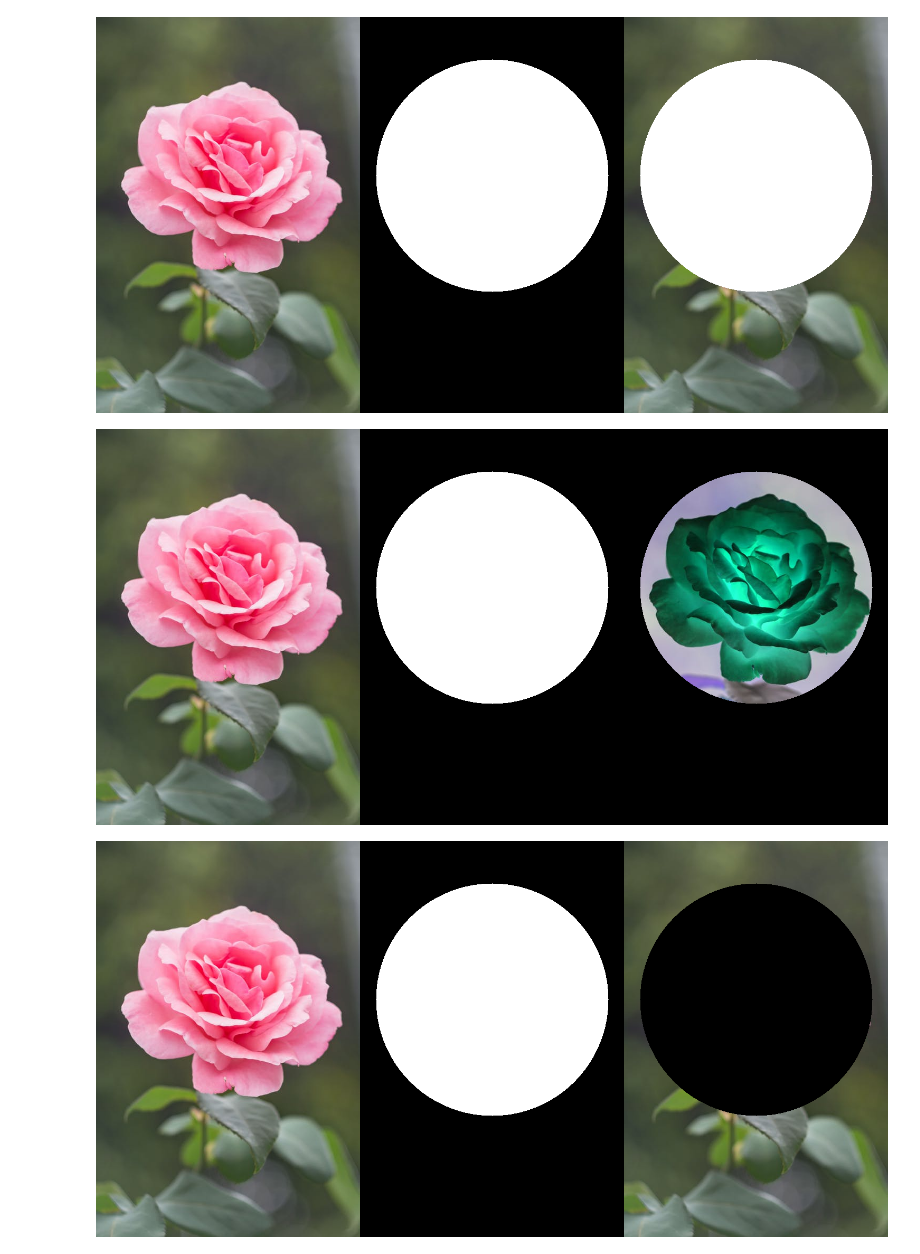
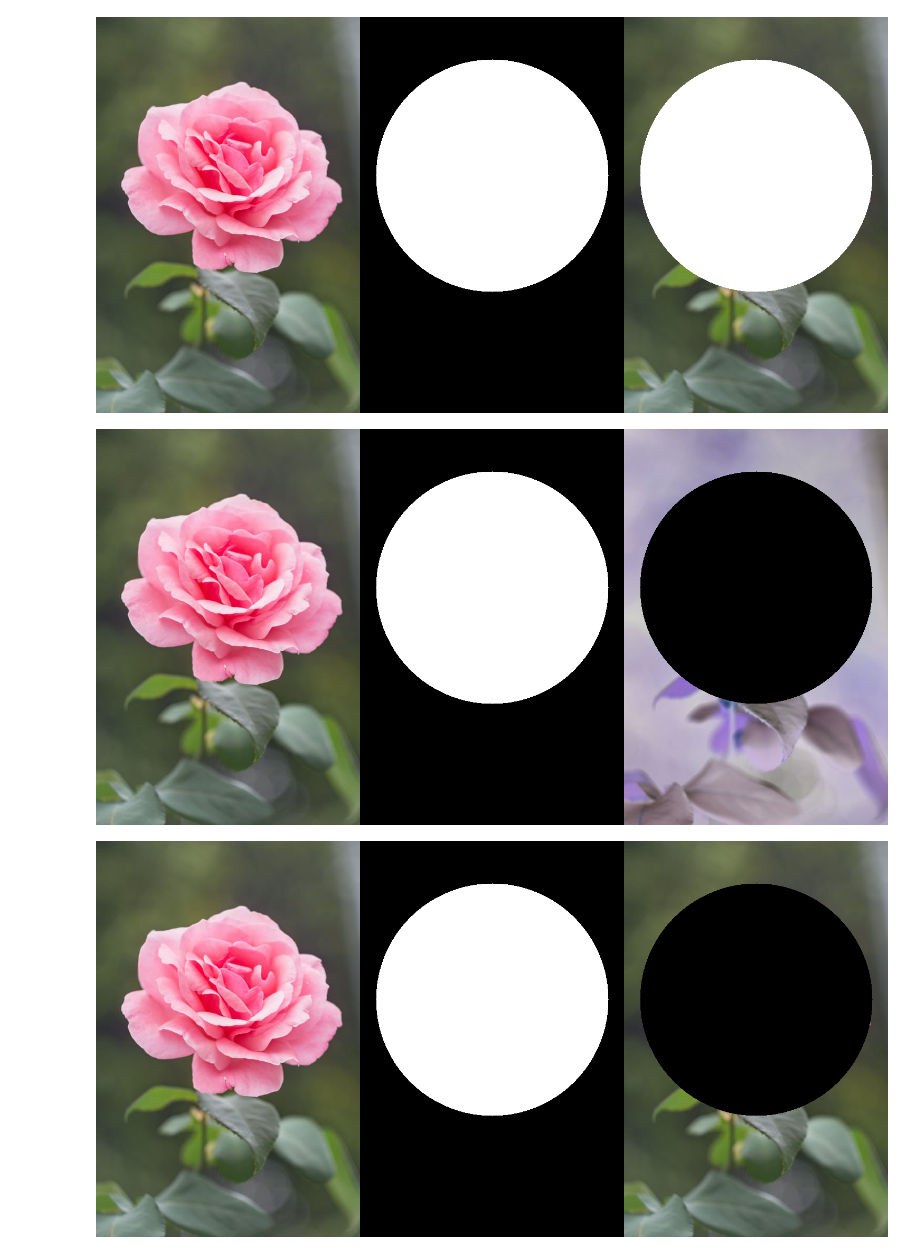
Before and after one commit to tsaniarisqi/PCVK_Matrikulasi_2022, a Jupyter notebook: modul5.ipynb, the cells around one changed output. Saved outputs shown, nothing was run; the diff lists cells and outputs as text; code cells hidden in the pictures.

```diff
--- a/modul5.ipynb
+++ b/modul5.ipynb
@@ -134,16 +134,16 @@ cv2_imshow(simp_frame)
 # %%
 #Operator Not (gabungan A dan B)
 img = cv.imread('/content/drive/MyDrive/PCVK/Images/rose_pink.png')
 
 mask = np.zeros(img.shape, dtype=np.uint8)
 mask = cv.circle(mask, (250, 300), 220, (255,255,255), -1)
 
-masked = ~img & mask
+masked = ~img & ~mask
 
 simp_frame = cv.hconcat((img, mask, masked))
 cv2_imshow(simp_frame)
 # %% [output]
-[figure, old version]
+[figure, new version]
 # %%
 #Operator Nand (A aja yang tampil)
 img = cv.imread('/content/drive/MyDrive/PCVK/Images/rose_pink.png')
```
Also changed, not shown: parts of 1 cell of this notebook.
